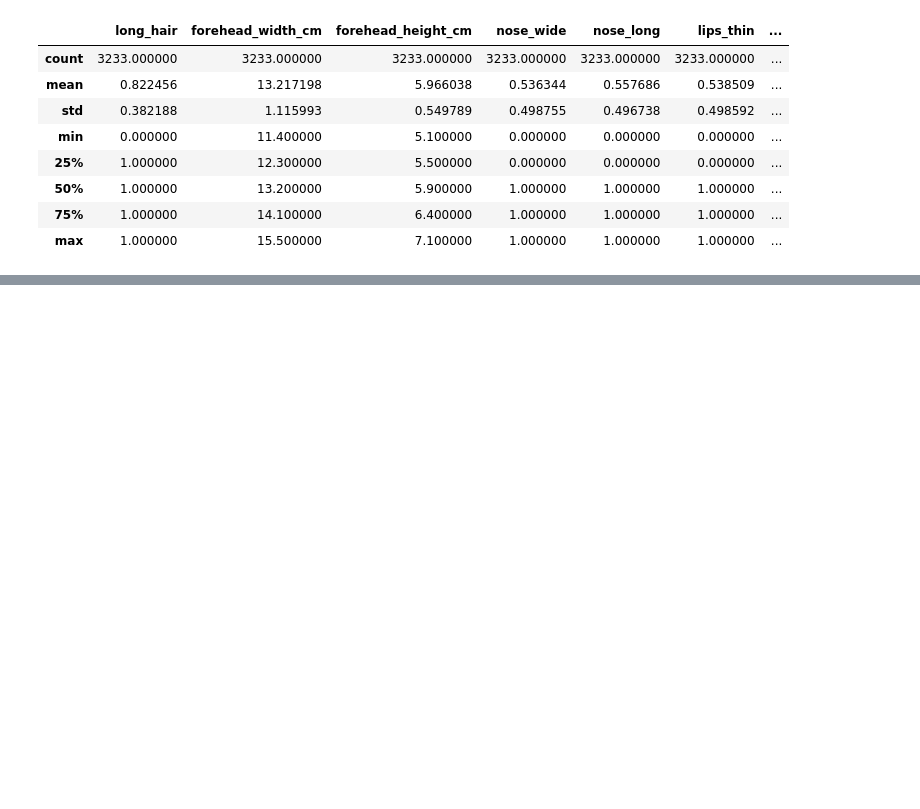
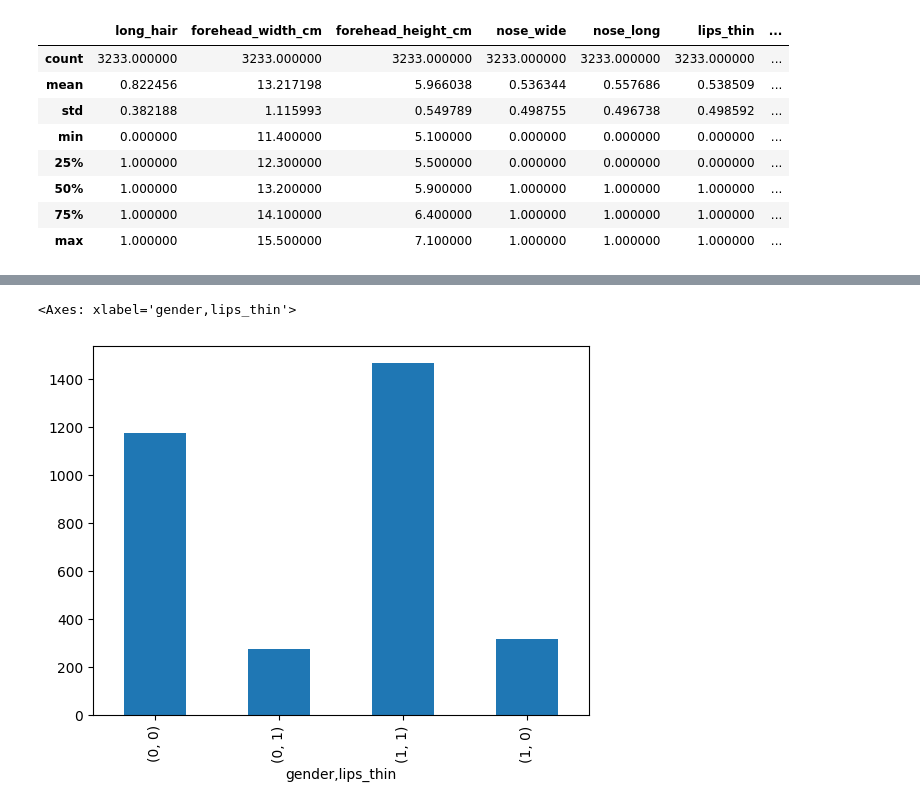
Before and after one commit to ebteshamul/logistic-regression, a Jupyter notebook: model.ipynb, the cells around one changed output, grey strips where cells are left out. Saved outputs shown, nothing was run; the diff lists cells and outputs as text; code cells hidden in the pictures; blank space fills up the shorter version.

```diff
--- a/model.ipynb
+++ b/model.ipynb
@@ -114,0 +149,5 @@ df.describe()
+# %%
+df.groupby("gender")["lips_thin"].value_counts().plot(kind= "bar")
+# %% [output]
+<Axes: xlabel='gender,lips_thin'>
+[figure, added]
```
Also changed, not shown: parts of 7 cells of this notebook.
